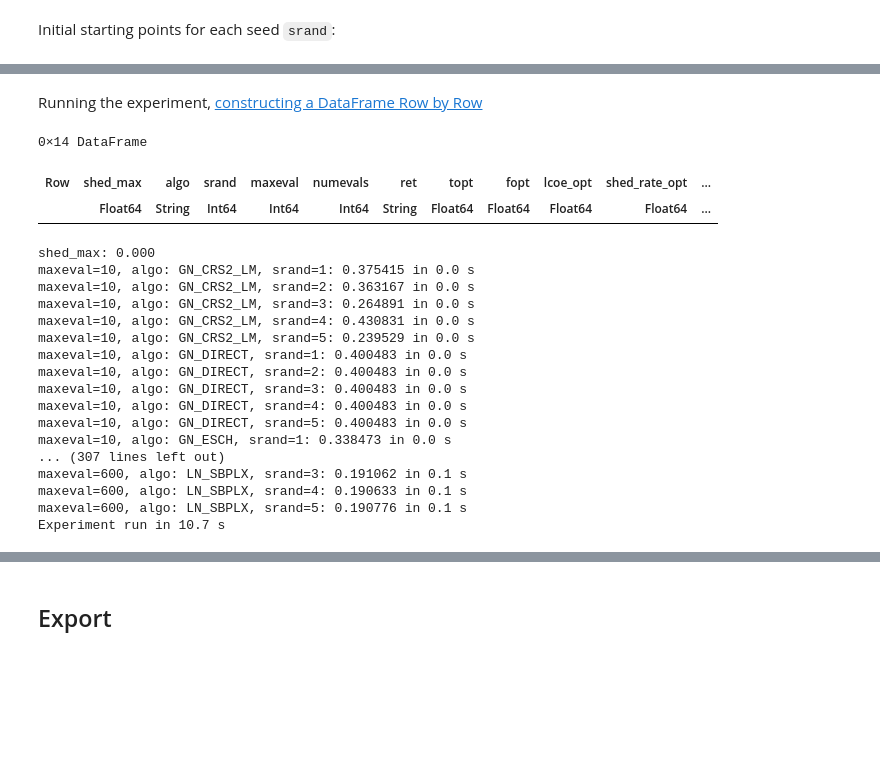
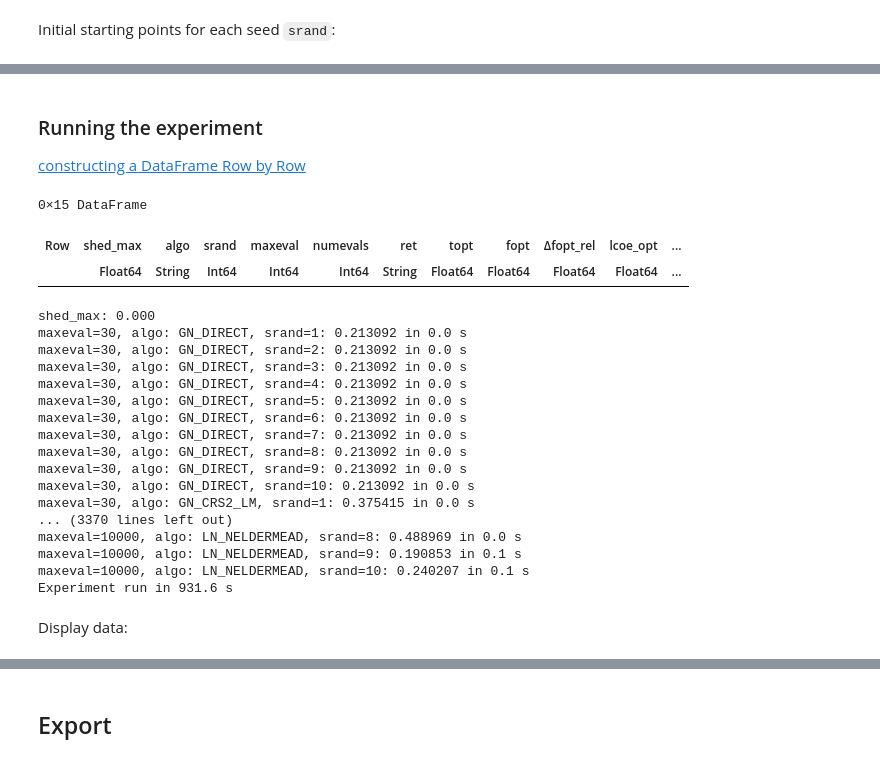
Before and after one commit to pierre-haessig/Microgrid-sizing-optim-bench, a Jupyter notebook: Microgrid_sizing_optimization.ipynb, the cells around one changed output, grey strips where cells are left out. Drawn from its saved outputs; the diff is of its cells as text; code cells hidden in the pictures; blank space fills up the shorter version.

Commit message:
benchmark of blackbox derivate-free optim algo DONE

```diff
--- a/Microgrid_sizing_optimization.ipynb
+++ b/Microgrid_sizing_optimization.ipynb
@@ -236,15 +307,18 @@ Initial starting points for each seed `srand`:
 # %% [markdown]
-Running the experiment, [constructing a DataFrame Row by Row](https://dataframes.juliadata.org/stable/man/getting_started/#Constructing-Row-by-Row)
+### Running the experiment
+
+[constructing a DataFrame Row by Row](https://dataframes.juliadata.org/stable/man/getting_started/#Constructing-Row-by-Row)
 # %%
+# Empty DataFrame
 df = DataFrame(
     shed_max=Float64[], algo=String[], srand=Int[], maxeval=Int[],
     numevals=Int[], ret=String[], topt=Float64[],
-    fopt=Float64[], lcoe_opt=Float64[], shed_rate_opt=Float64[],
+    fopt=Float64[], Δfopt_rel=Float64[], lcoe_opt=Float64[], shed_rate_opt=Float64[],
     xopt_gen=Float64[], xopt_sto=Float64[], xopt_pv=Float64[], xopt_wind=Float64[]
 )
 # %% [output]
-0×14 DataFrame
+0×15 DataFrame
-| Row | shed_max | algo | srand | maxeval | numevals | ret | topt | fopt | lcoe_opt | shed_rate_opt | ... |
+| Row | shed_max | algo | srand | maxeval | numevals | ret | topt | fopt | Δfopt_rel | lcoe_opt | ... |
 |  | Float64 | String | Int64 | Int64 | Int64 | String | Float64 | Float64 | Float64 | Float64 | ... |
 # %%
 t_exp = @elapsed for shed_max in shed_max_list # problem type
@@ -254,14 +328,16 @@ t_exp = @elapsed for shed_max in shed_max_list # problem type
         @printf("maxeval=%d, algo: %s, srand=%d: ", maxeval, algo, srand)
         topt = @elapsed fopt, xopt, ret, numevals = optim_mg(x0, shed_max, algo, maxeval, xtol_rel, srand)
         @printf("%.6f in %.1f s\n", fopt, topt)
-        # round to 1/100th of kW
-        xopt = round.(xopt*1000; digits=2) # kW
         # compute multiobjective performance
         lcoe_opt, shed_rate_opt = obj_multi(xopt)
+        # difference to global optimum: done in post-processing, because precomputed LUT1 is not "optimal" enough
+        Δfopt_rel_ = NaN
+        # convert and round sizing to 1/100th of kW
+        xopt = round.(xopt*1000; digits=2) # kW
         push!(df, (
                 shed_max, String(algo), srand, maxeval,
                 numevals, String(ret), topt,
-                fopt, lcoe_opt, shed_rate_opt,
+                fopt, Δfopt_rel_, lcoe_opt, shed_rate_opt,
                 xopt[1], xopt[2], xopt[3], xopt[4]
         ))
     end
@@ -269,22 +345,24 @@ end
 @printf("Experiment run in %.1f s\n", t_exp)
 # %% [output]
 shed_max: 0.000
-maxeval=10, algo: GN_CRS2_LM, srand=1: 0.375415 in 0.0 s
-maxeval=10, algo: GN_CRS2_LM, srand=2: 0.363167 in 0.0 s
-maxeval=10, algo: GN_CRS2_LM, srand=3: 0.264891 in 0.0 s
-maxeval=10, algo: GN_CRS2_LM, srand=4: 0.430831 in 0.0 s
-maxeval=10, algo: GN_CRS2_LM, srand=5: 0.239529 in 0.0 s
-maxeval=10, algo: GN_DIRECT, srand=1: 0.400483 in 0.0 s
-maxeval=10, algo: GN_DIRECT, srand=2: 0.400483 in 0.0 s
-maxeval=10, algo: GN_DIRECT, srand=3: 0.400483 in 0.0 s
-maxeval=10, algo: GN_DIRECT, srand=4: 0.400483 in 0.0 s
-maxeval=10, algo: GN_DIRECT, srand=5: 0.400483 in 0.0 s
-maxeval=10, algo: GN_ESCH, srand=1: 0.338473 in 0.0 s
-... (307 lines left out)
-maxeval=600, algo: LN_SBPLX, srand=3: 0.191062 in 0.1 s
-maxeval=600, algo: LN_SBPLX, srand=4: 0.190633 in 0.1 s
-maxeval=600, algo: LN_SBPLX, srand=5: 0.190776 in 0.1 s
-Experiment run in 10.7 s
+maxeval=30, algo: GN_DIRECT, srand=1: 0.213092 in 0.0 s
+maxeval=30, algo: GN_DIRECT, srand=2: 0.213092 in 0.0 s
+maxeval=30, algo: GN_DIRECT, srand=3: 0.213092 in 0.0 s
+maxeval=30, algo: GN_DIRECT, srand=4: 0.213092 in 0.0 s
+maxeval=30, algo: GN_DIRECT, srand=5: 0.213092 in 0.0 s
+maxeval=30, algo: GN_DIRECT, srand=6: 0.213092 in 0.0 s
+maxeval=30, algo: GN_DIRECT, srand=7: 0.213092 in 0.0 s
+maxeval=30, algo: GN_DIRECT, srand=8: 0.213092 in 0.0 s
+maxeval=30, algo: GN_DIRECT, srand=9: 0.213092 in 0.0 s
+maxeval=30, algo: GN_DIRECT, srand=10: 0.213092 in 0.0 s
+maxeval=30, algo: GN_CRS2_LM, srand=1: 0.375415 in 0.0 s
+... (3370 lines left out)
+maxeval=10000, algo: LN_NELDERMEAD, srand=8: 0.488969 in 0.0 s
+maxeval=10000, algo: LN_NELDERMEAD, srand=9: 0.190853 in 0.1 s
+maxeval=10000, algo: LN_NELDERMEAD, srand=10: 0.240207 in 0.1 s
+Experiment run in 931.6 s
+# %% [markdown]
+Display data:
 # %%
 df
 # %% [output]
```
Also changed, not shown: parts of 60 cells of this notebook, 7 other files.
